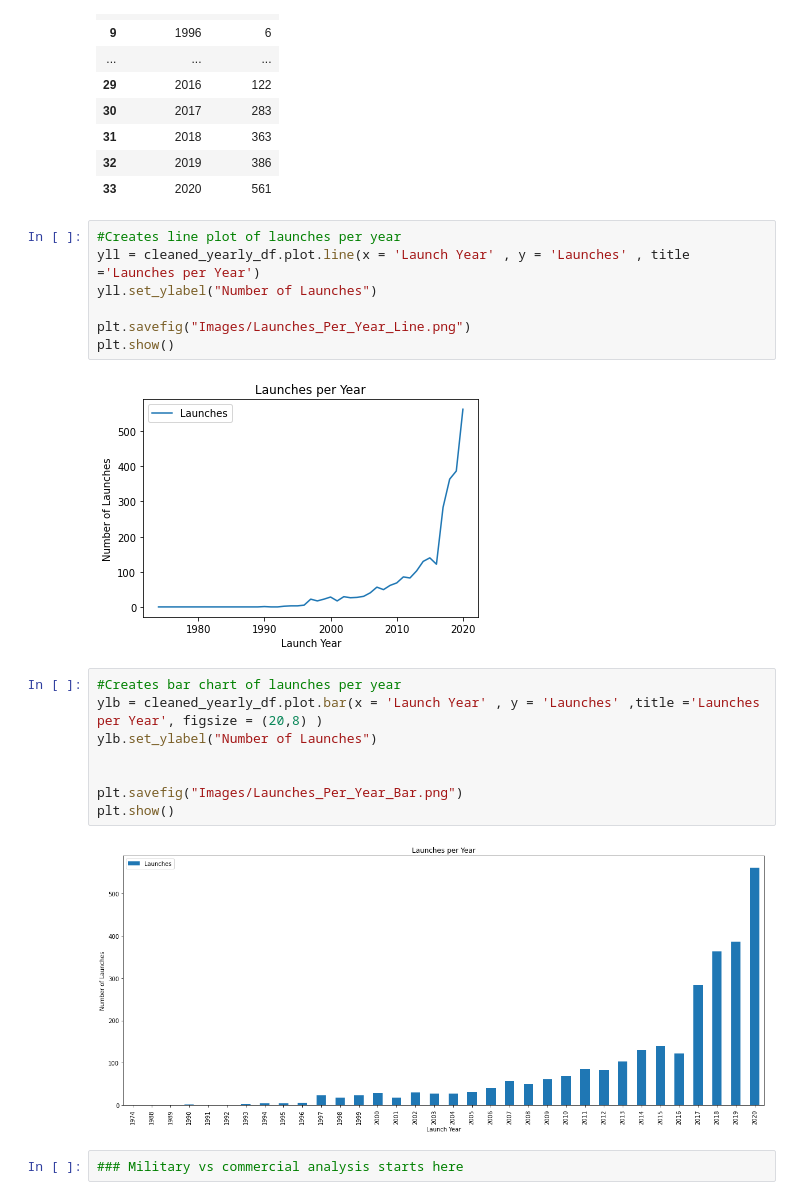
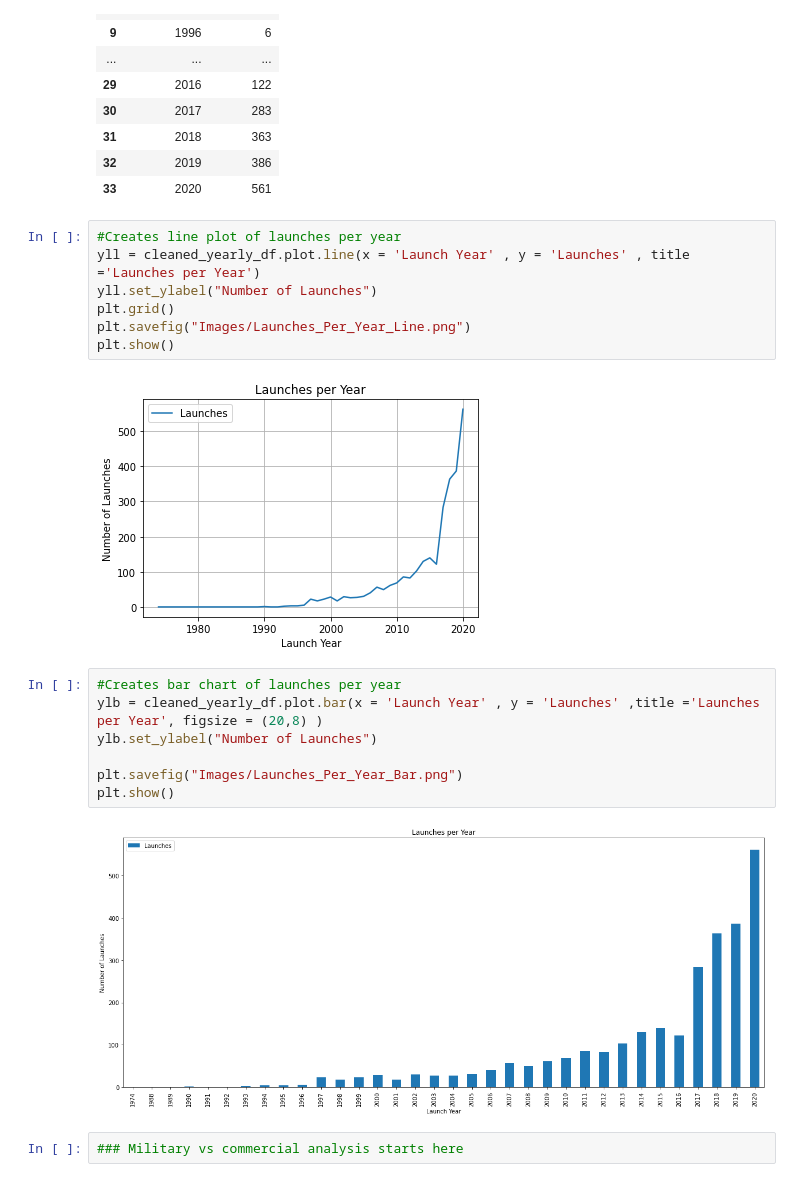
Before and after one commit to jdmerryman88/Worldwide_Satellite_Analysis, a Jupyter notebook: worldwideJustin.ipynb, the cells around one changed output. Drawn from its saved outputs; the diff is of its cells as text.

```diff
--- a/worldwideJustin.ipynb
+++ b/worldwideJustin.ipynb
@@ -160,18 +160,17 @@ cleaned_yearly_df
 # %%
 #Creates line plot of launches per year
 yll = cleaned_yearly_df.plot.line(x = 'Launch Year' , y = 'Launches' , title ='Launches per Year')
 yll.set_ylabel("Number of Launches")
-
+plt.grid()
 plt.savefig("Images/Launches_Per_Year_Line.png")
 plt.show()
 # %% [output]
-[figure, old version]
+[figure, new version]
 # %%
 #Creates bar chart of launches per year
 ylb = cleaned_yearly_df.plot.bar(x = 'Launch Year' , y = 'Launches' ,title ='Launches per Year', figsize = (20,8) )
 ylb.set_ylabel("Number of Launches")
 
-
 plt.savefig("Images/Launches_Per_Year_Bar.png")
 plt.show()
 # %% [output]
```
Also changed, not shown: parts of 1 cell of this notebook, 4 other files.
